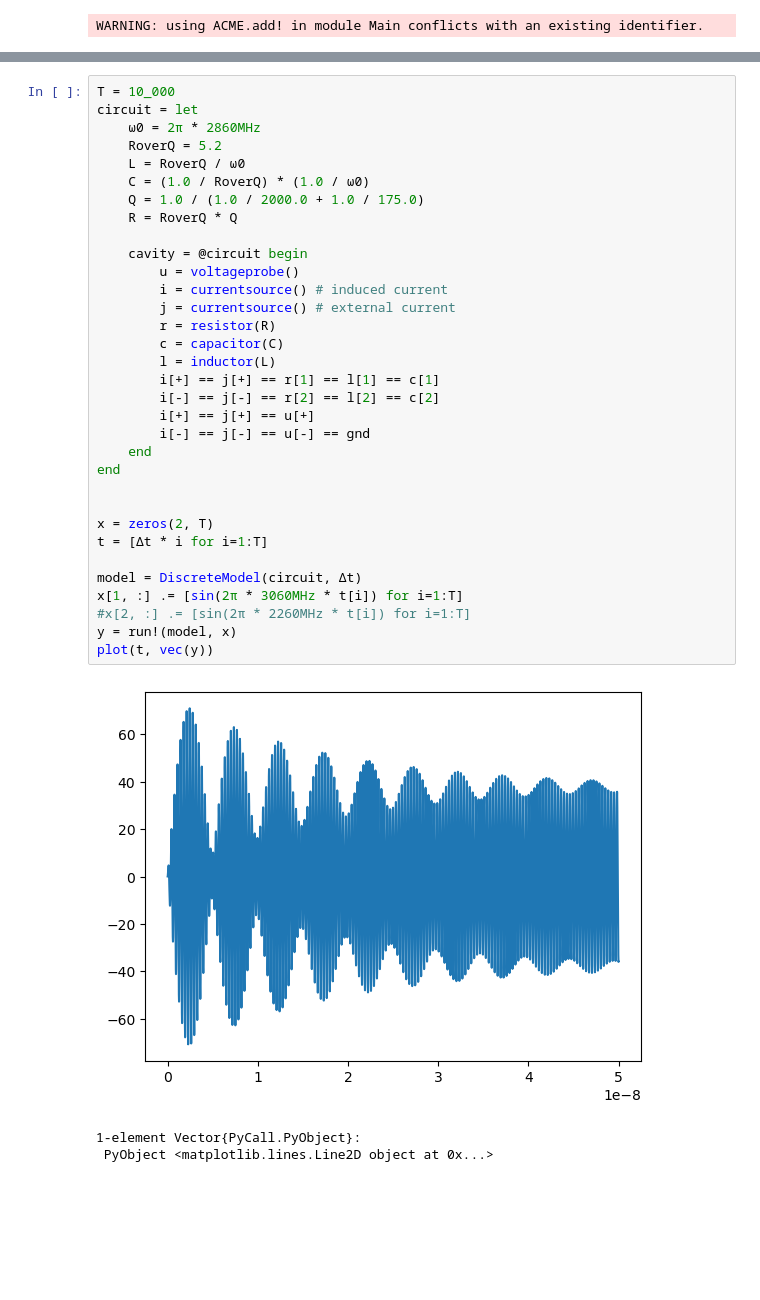
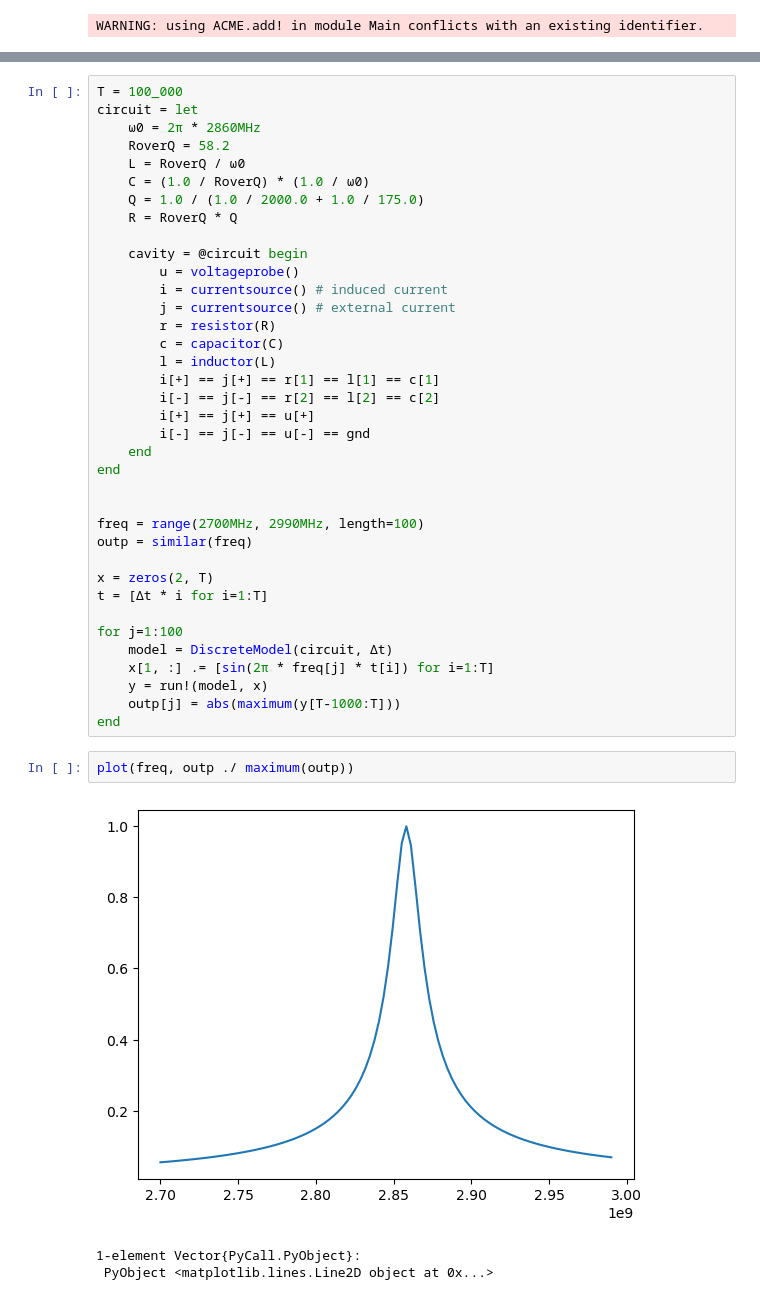
Before and after one commit to bchaber/iskra, a Jupyter notebook: klystron.ipynb, the cells around one changed output, grey strips where cells are left out. Drawn from its saved outputs; the diff is of its cells as text; blank space fills up the shorter version.

```diff
--- a/klystron.ipynb
+++ b/klystron.ipynb
@@ -343,37 +302,43 @@ plot(freq, 1.0 .- outp ./ maximum(outp))
-# %%
-T = 10_000
-circuit = let
-    ω0 = 2π * 2860MHz
-    RoverQ = 5.2
-    L = RoverQ / ω0
-    C = (1.0 / RoverQ) * (1.0 / ω0)
-    Q = 1.0 / (1.0 / 2000.0 + 1.0 / 175.0)
-    R = RoverQ * Q
-
-    cavity = @circuit begin
-        u = voltageprobe()
-        i = currentsource() # induced current
-        j = currentsource() # external current
-        r = resistor(R)
-        c = capacitor(C)
-        l = inductor(L)
-        i[+] == j[+] == r[1] == l[1] == c[1]
-        i[-] == j[-] == r[2] == l[2] == c[2]
-        i[+] == j[+] == u[+]
-        i[-] == j[-] == u[-] == gnd
-    end
-end
-
-
-x = zeros(2, T)
-t = [Δt * i for i=1:T]
-
-model = DiscreteModel(circuit, Δt)
-x[1, :] .= [sin(2π * 3060MHz * t[i]) for i=1:T]
-#x[2, :] .= [sin(2π * 2260MHz * t[i]) for i=1:T]
-y = run!(model, x)
-plot(t, vec(y))
-# %% [output]
-[figure, removed]
-1-element Vector{PyCall.PyObject}:
- PyObject <matplotlib.lines.Line2D object at 0x...>
+# %%
+T = 100_000
+circuit = let
+    ω0 = 2π * 2860MHz
+    RoverQ = 58.2
+    L = RoverQ / ω0
+    C = (1.0 / RoverQ) * (1.0 / ω0)
+    Q = 1.0 / (1.0 / 2000.0 + 1.0 / 175.0)
+    R = RoverQ * Q
+
+    cavity = @circuit begin
+        u = voltageprobe()
+        i = currentsource() # induced current
+        j = currentsource() # external current
+        r = resistor(R)
+        c = capacitor(C)
+        l = inductor(L)
+        i[+] == j[+] == r[1] == l[1] == c[1]
+        i[-] == j[-] == r[2] == l[2] == c[2]
+        i[+] == j[+] == u[+]
+        i[-] == j[-] == u[-] == gnd
+    end
+end
+
+
+freq = range(2700MHz, 2990MHz, length=100)
+outp = similar(freq)
+
+x = zeros(2, T)
+t = [Δt * i for i=1:T]
+
+for j=1:100
+    model = DiscreteModel(circuit, Δt)
+    x[1, :] .= [sin(2π * freq[j] * t[i]) for i=1:T]
+    y = run!(model, x)
+    outp[j] = abs(maximum(y[T-1000:T]))
+end
+# %%
+plot(freq, outp ./ maximum(outp))
+# %% [output]
+[figure, added]
+1-element Vector{PyCall.PyObject}:
+ PyObject <matplotlib.lines.Line2D object at 0x...>
```
Also changed, not shown: parts of 4 cells of this notebook, 2 other files.
